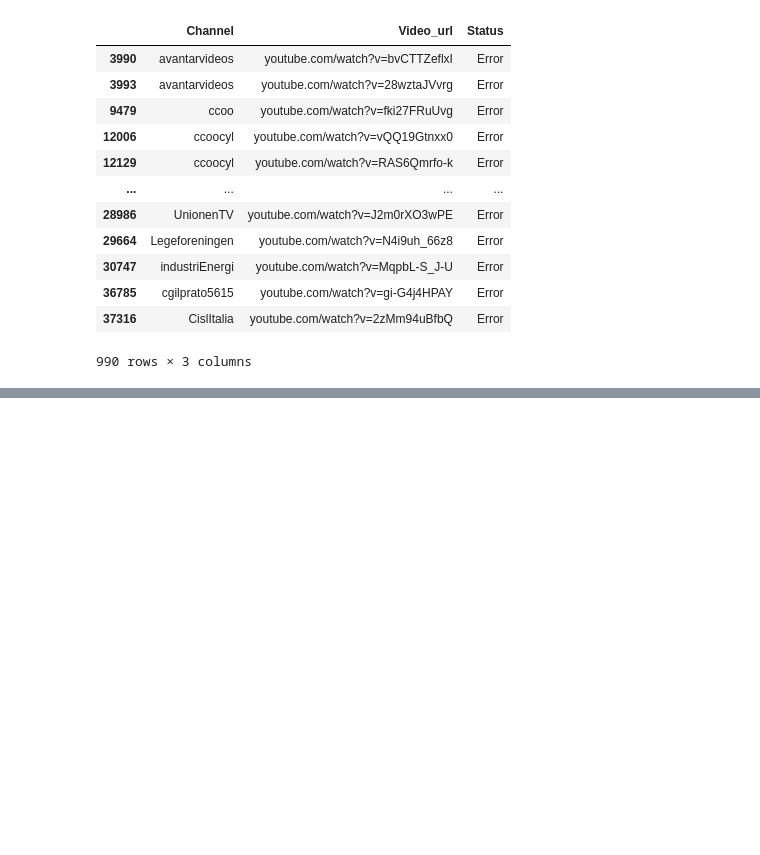
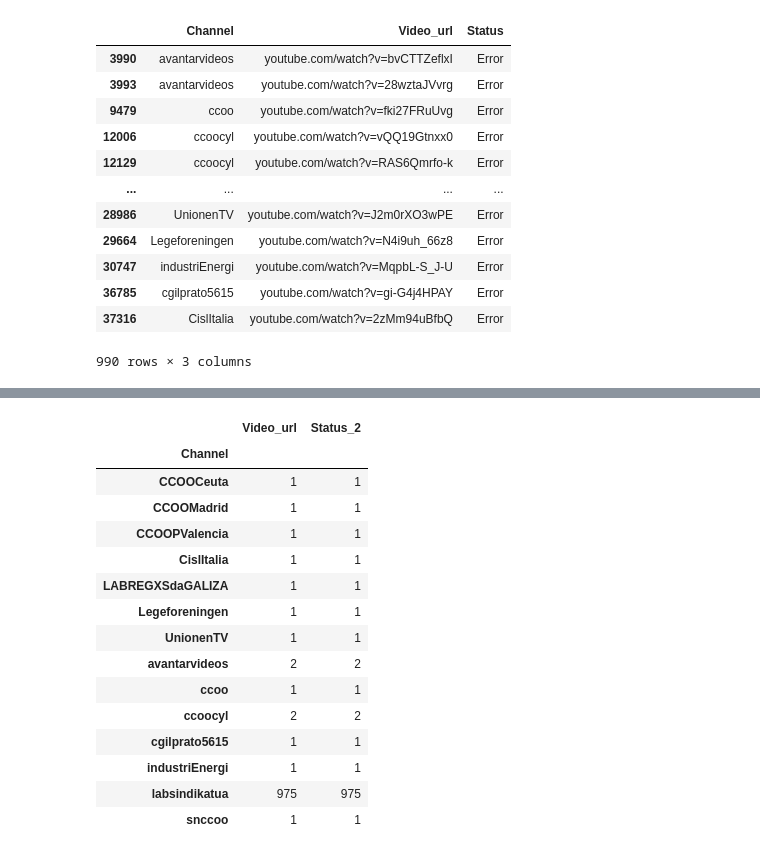
Before and after one commit to DaliaO15/CDHU-katrin_youtube, a Jupyter notebook: prototyping/downloads_analysis.ipynb, the cells around one changed output, grey strips where cells are left out. Cells and saved outputs as stored; diff of their text form; code cells hidden in the pictures; blank space fills up the shorter version.

```diff
--- a/prototyping/downloads_analysis.ipynb
+++ b/prototyping/downloads_analysis.ipynb
@@ -96,0 +136,19 @@ pd.read_parquet('downloads_status_re-try.parquet')
+# %%
+retry_info.groupby(by = ['Channel'], dropna=True).count()
+# %% [output]
+|  | Video_url | Status_2 |
+| Channel |  |  |
+| CCOOCeuta | 1 | 1 |
+| CCOOMadrid | 1 | 1 |
+| CCOOPValencia | 1 | 1 |
+| CislItalia | 1 | 1 |
+| LABREGXSdaGALIZA | 1 | 1 |
+| Legeforeningen | 1 | 1 |
+| UnionenTV | 1 | 1 |
+| avantarvideos | 2 | 2 |
+| ccoo | 1 | 1 |
+| ccoocyl | 2 | 2 |
+| cgilprato5615 | 1 | 1 |
+| industriEnergi | 1 | 1 |
+| labsindikatua | 975 | 975 |
+| snccoo | 1 | 1 |
```
Also changed, not shown: parts of 11 cells of this notebook.
